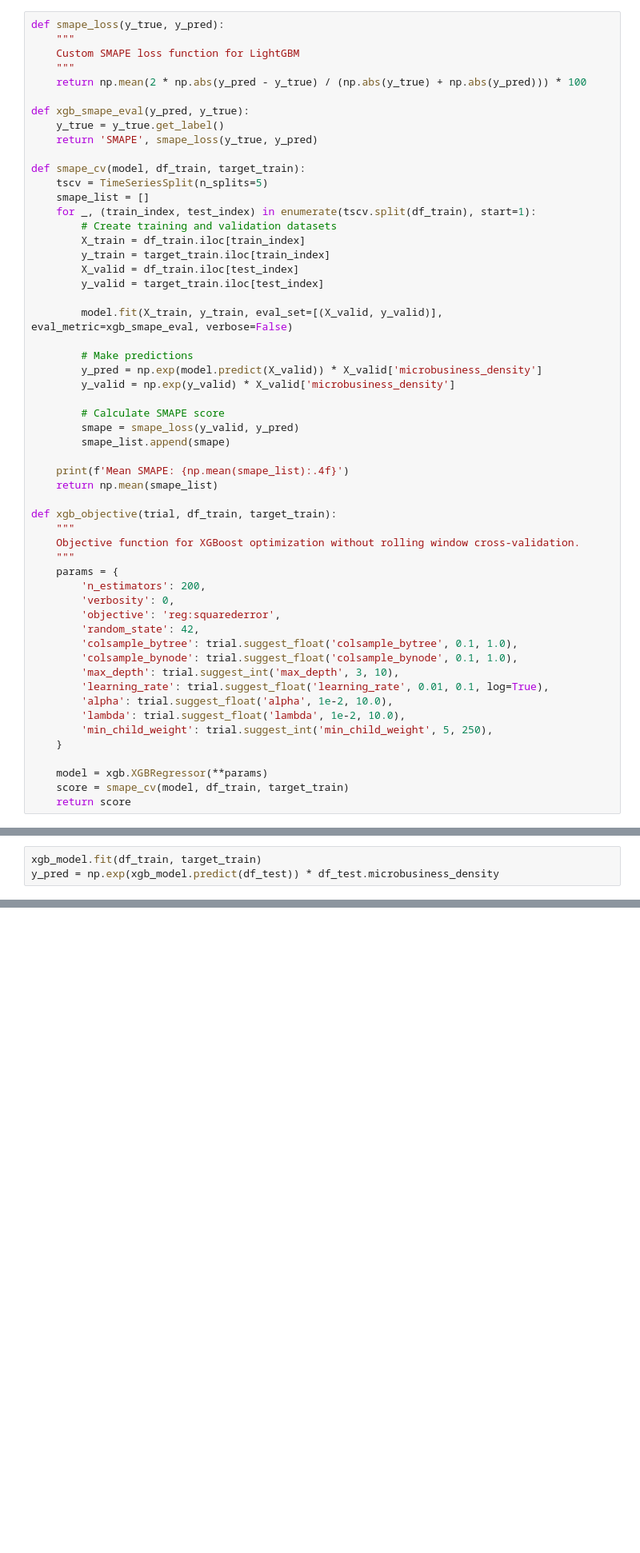
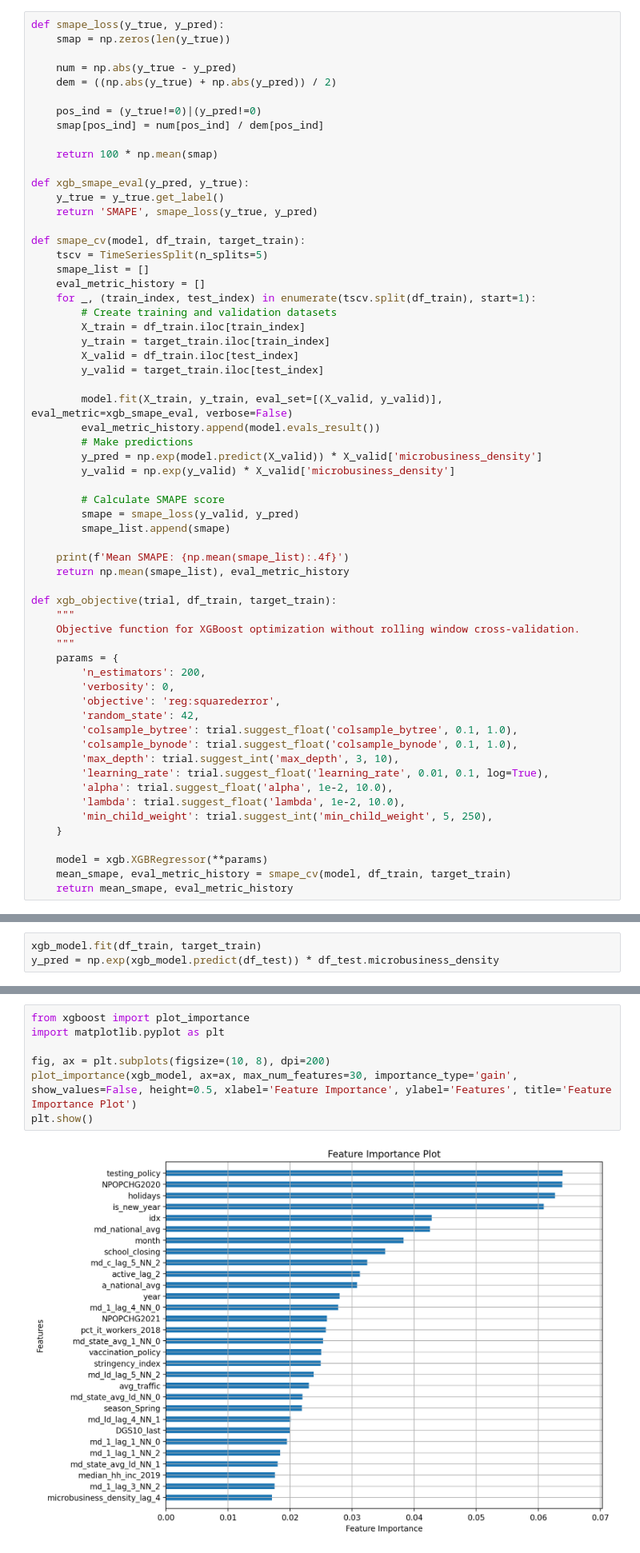
Before and after one commit to g-1f/602_proj, a Jupyter notebook: xgb.ipynb, the cells around one changed output, grey strips where cells are left out. Shown at 80% size. Saved outputs shown, nothing was run; the diff lists cells and outputs as text; blank space fills up the shorter version.

```diff
--- a/xgb.ipynb
+++ b/xgb.ipynb
@@ -10,10 +10,15 @@ target_train = pd.read_csv('target_train.csv', index_col='row_id').squeeze()
 target_test = pd.read_csv('target_test.csv', index_col='row_id').squeeze()
 # %%
 def smape_loss(y_true, y_pred):
-    """
-    Custom SMAPE loss function for LightGBM
-    """
-    return np.mean(2 * np.abs(y_pred - y_true) / (np.abs(y_true) + np.abs(y_pred))) * 100
+    smap = np.zeros(len(y_true))
+
+    num = np.abs(y_true - y_pred)
+    dem = ((np.abs(y_true) + np.abs(y_pred)) / 2)
+
+    pos_ind = (y_true!=0)|(y_pred!=0)
+    smap[pos_ind] = num[pos_ind] / dem[pos_ind]
+
+    return 100 * np.mean(smap)
 
 def xgb_smape_eval(y_pred, y_true):
     y_true = y_true.get_label()
@@ -22,6 +27,7 @@ def xgb_smape_eval(y_pred, y_true):
 def smape_cv(model, df_train, target_train):
     tscv = TimeSeriesSplit(n_splits=5)
     smape_list = []
+    eval_metric_history = []
     for _, (train_index, test_index) in enumerate(tscv.split(df_train), start=1):
         # Create training and validation datasets
         X_train = df_train.iloc[train_index]
@@ -30,7 +36,7 @@ def smape_cv(model, df_train, target_train):
         y_valid = target_train.iloc[test_index]
 
         model.fit(X_train, y_train, eval_set=[(X_valid, y_valid)], eval_metric=xgb_smape_eval, verbose=False)
-
+        eval_metric_history.append(model.evals_result())
         # Make predictions
         y_pred = np.exp(model.predict(X_valid)) * X_valid['microbusiness_density']
         y_valid = np.exp(y_valid) * X_valid['microbusiness_density']
@@ -40,7 +46,7 @@ def smape_cv(model, df_train, target_train):
         smape_list.append(smape)
 
     print(f'Mean SMAPE: {np.mean(smape_list):.4f}')
-    return np.mean(smape_list)
+    return np.mean(smape_list), eval_metric_history
 
 def xgb_objective(trial, df_train, target_train):
     """
@@ -61,8 +67,8 @@ def xgb_objective(trial, df_train, target_train):
     }
 
     model = xgb.XGBRegressor(**params)
-    score = smape_cv(model, df_train, target_train)
-    return score
+    mean_smape, eval_metric_history = smape_cv(model, df_train, target_train)
+    return mean_smape, eval_metric_history
 # %%
 import optuna
 
@@ -135,0 +173,9 @@ print(smape_loss(y_true, pred))
+# %%
+from xgboost import plot_importance
+import matplotlib.pyplot as plt
+
+fig, ax = plt.subplots(figsize=(10, 8), dpi=200)
+plot_importance(xgb_model, ax=ax, max_num_features=30, importance_type='gain', show_values=False, height=0.5, xlabel='Feature Importance', ylabel='Features', title='Feature Importance Plot')
+plt.show()
+# %% [output]
+[figure, added]
```
Also changed, not shown: parts of 7 cells of this notebook, 8 other files.
